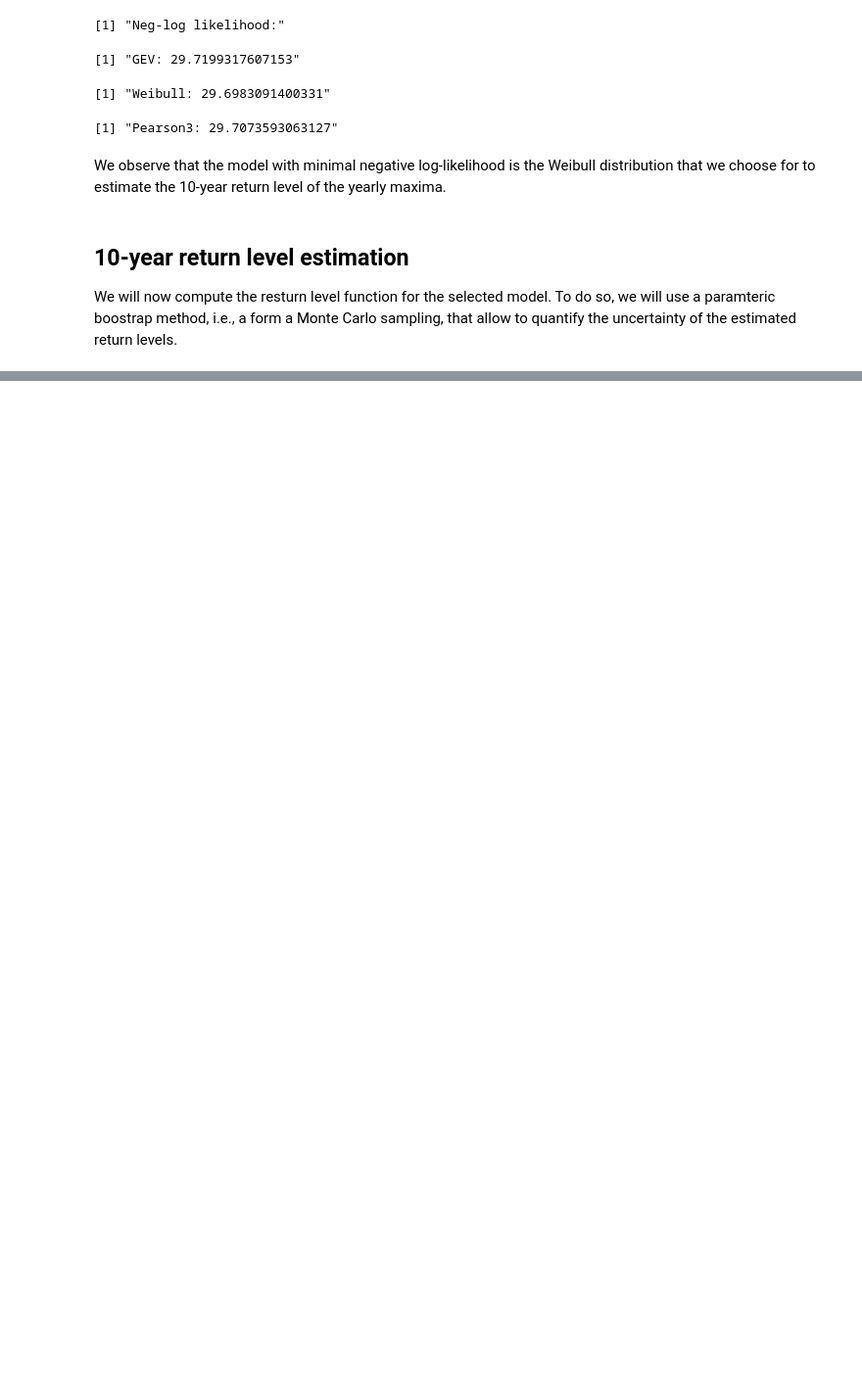
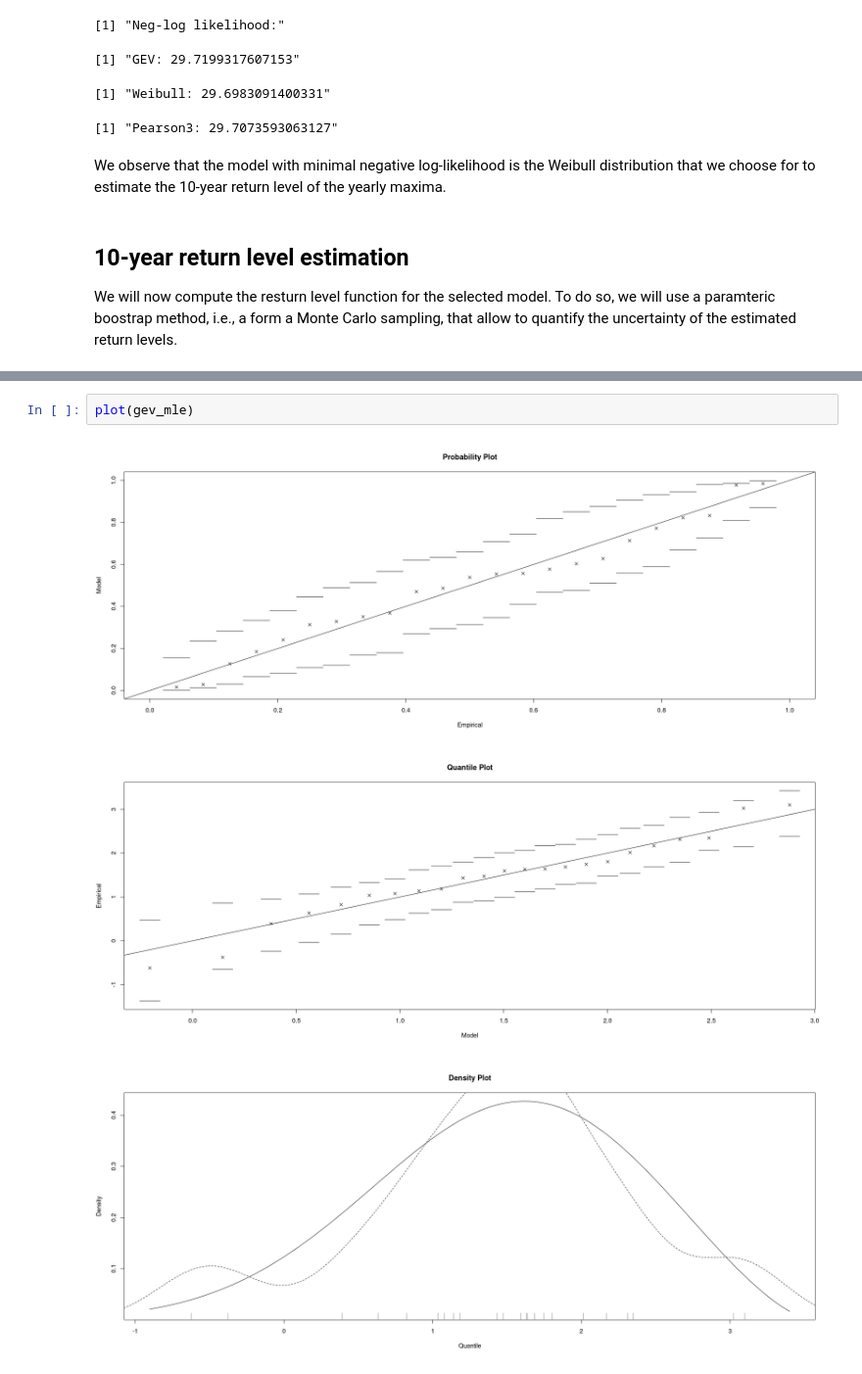
Before and after one commit to foen-admin-ch/groundwater-extreme-analysis, a Jupyter notebook: notebooks/example_4.ipynb, the cells around one changed output, grey strips where cells are left out. Shown at 98% size. Drawn from its saved outputs; the diff is of its cells as text; blank space fills up the shorter version.

```diff
--- a/notebooks/example_4.ipynb
+++ b/notebooks/example_4.ipynb
@@ -312,0 +299,6 @@ geom_line(data = uncertainty_model, aes(x = year, y = upper), linetype = "dotted
+# %%
+plot(gev_mle)
+# %% [output]
+[figure, added]
+[figure, added]
+[figure, added]
```
Also changed, not shown: parts of 15 cells of this notebook, 1 other file.
